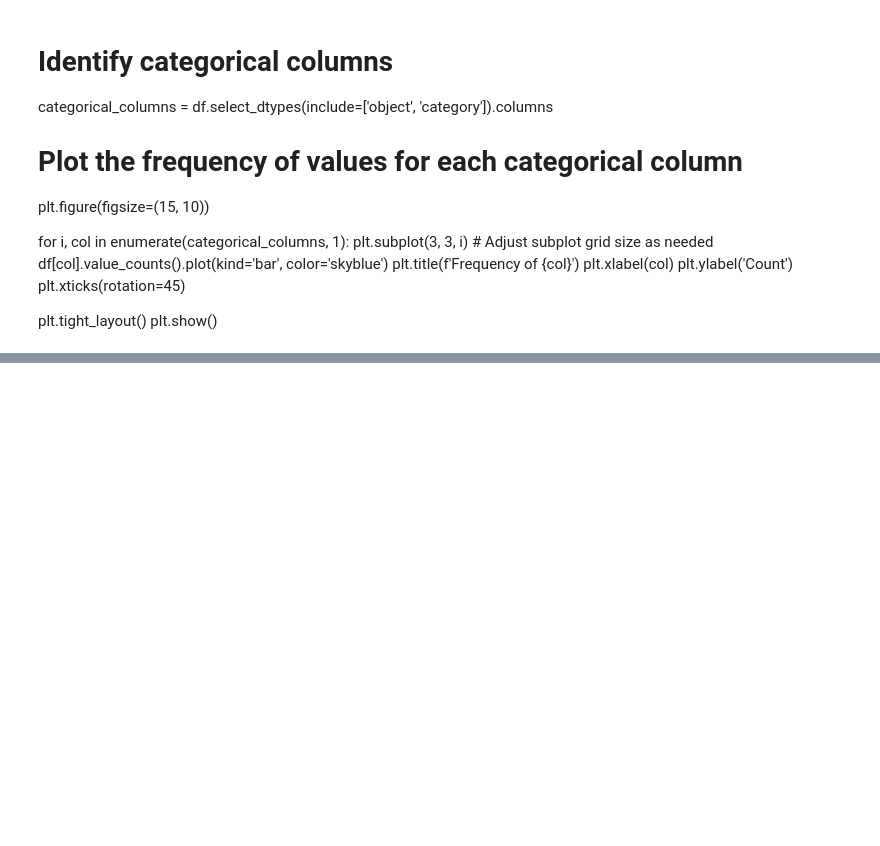
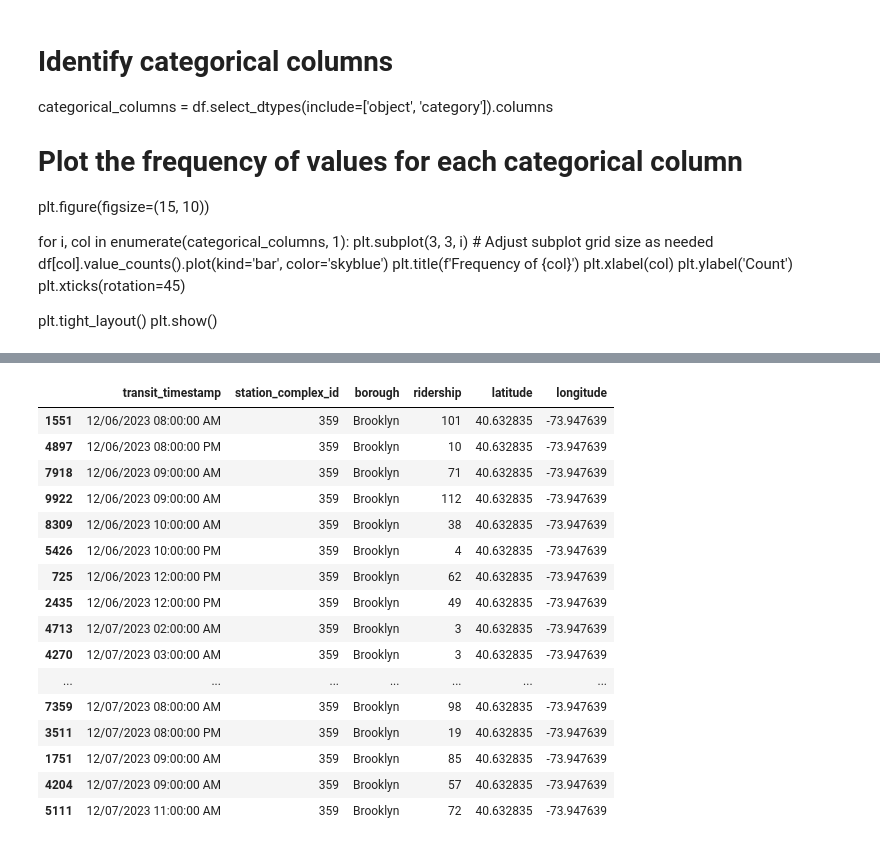
Before and after one commit to t-acheson/project2-fomo, a Jupyter notebook: data/subway_cleaning.ipynb, the cells around one changed output, grey strips where cells are left out. Cells and saved outputs as stored; diff of their text form; code cells hidden in the pictures; blank space fills up the shorter version.

```diff
--- a/data/subway_cleaning.ipynb
+++ b/data/subway_cleaning.ipynb
@@ -285,0 +269,20 @@ print(len(grouped_df))
+# %%
+df.tail(20)
+# %% [output]
+|  | transit_timestamp | station_complex_id | borough | ridership | latitude | longitude |
+| 1551 | 12/06/2023 08:00:00 AM | 359 | Brooklyn | 101 | 40.632835 | -73.947639 |
+| 4897 | 12/06/2023 08:00:00 PM | 359 | Brooklyn | 10 | 40.632835 | -73.947639 |
+| 7918 | 12/06/2023 09:00:00 AM | 359 | Brooklyn | 71 | 40.632835 | -73.947639 |
+| 9922 | 12/06/2023 09:00:00 AM | 359 | Brooklyn | 112 | 40.632835 | -73.947639 |
+| 8309 | 12/06/2023 10:00:00 AM | 359 | Brooklyn | 38 | 40.632835 | -73.947639 |
+| 5426 | 12/06/2023 10:00:00 PM | 359 | Brooklyn | 4 | 40.632835 | -73.947639 |
+| 725 | 12/06/2023 12:00:00 PM | 359 | Brooklyn | 62 | 40.632835 | -73.947639 |
+| 2435 | 12/06/2023 12:00:00 PM | 359 | Brooklyn | 49 | 40.632835 | -73.947639 |
+| 4713 | 12/07/2023 02:00:00 AM | 359 | Brooklyn | 3 | 40.632835 | -73.947639 |
+| 4270 | 12/07/2023 03:00:00 AM | 359 | Brooklyn | 3 | 40.632835 | -73.947639 |
+| ... | ... | ... | ... | ... | ... | ... |
+| 7359 | 12/07/2023 08:00:00 AM | 359 | Brooklyn | 98 | 40.632835 | -73.947639 |
+| 3511 | 12/07/2023 08:00:00 PM | 359 | Brooklyn | 19 | 40.632835 | -73.947639 |
+| 1751 | 12/07/2023 09:00:00 AM | 359 | Brooklyn | 85 | 40.632835 | -73.947639 |
+| 4204 | 12/07/2023 09:00:00 AM | 359 | Brooklyn | 57 | 40.632835 | -73.947639 |
+| 5111 | 12/07/2023 11:00:00 AM | 359 | Brooklyn | 72 | 40.632835 | -73.947639 |
```
Also changed, not shown: parts of 13 cells of this notebook, 2 other files.
